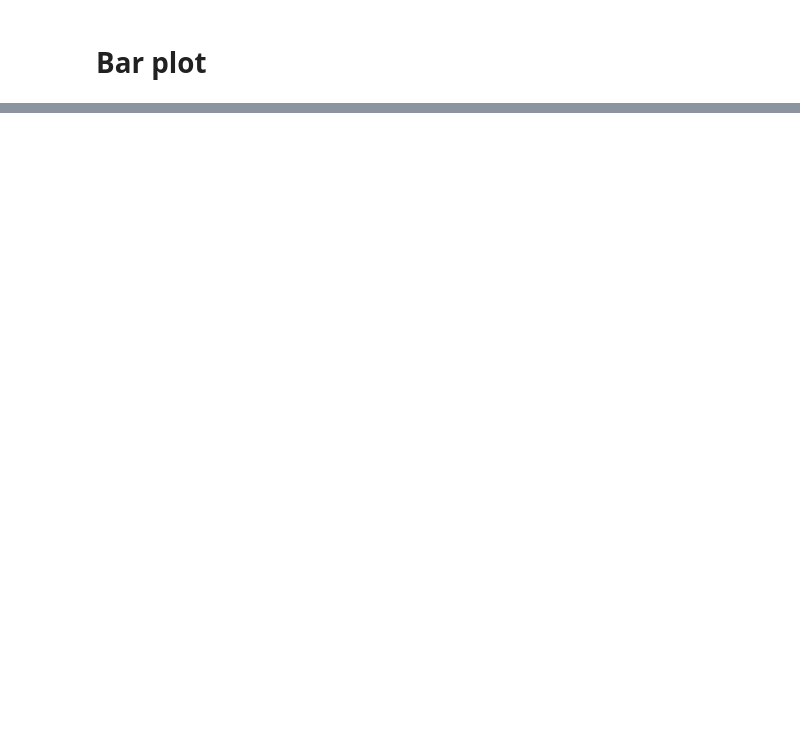
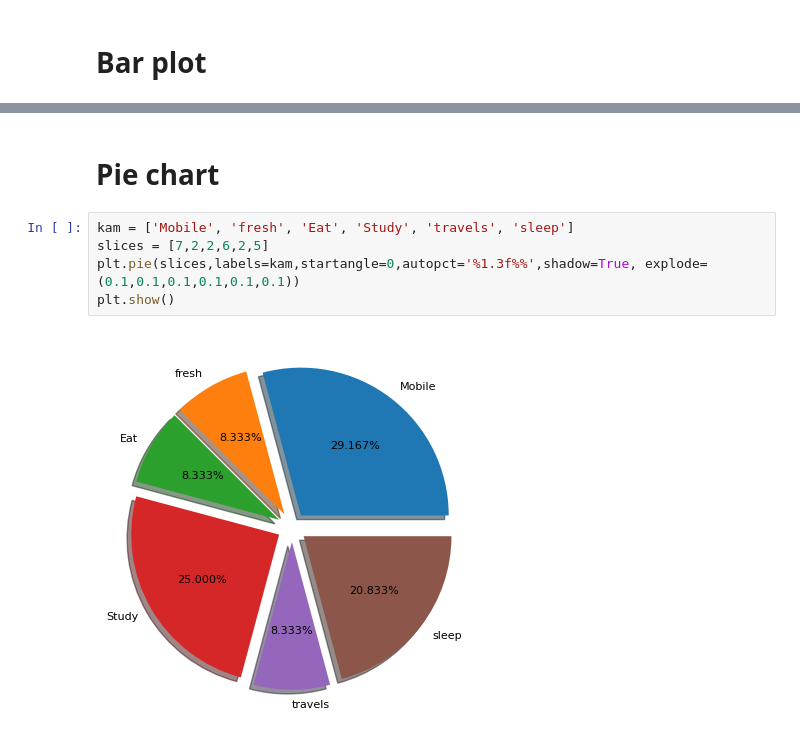
Before and after one commit to HanadIsmail/cttc-ai-ml-training, a Jupyter notebook: week1/Matplotlib/matplotlib_note.ipynb, the cells around one changed output, grey strips where cells are left out. Saved outputs shown, nothing was run; the diff lists cells and outputs as text; blank space fills up the shorter version.

```diff
--- a/week1/Matplotlib/matplotlib_note.ipynb
+++ b/week1/Matplotlib/matplotlib_note.ipynb
@@ -62,0 +85,9 @@ plt.show()
+# %% [markdown]
+# Pie chart
+# %%
+kam = ['Mobile', 'fresh', 'Eat', 'Study', 'travels', 'sleep']
+slices = [7,2,2,6,2,5]
+plt.pie(slices,labels=kam,startangle=0,autopct='%1.3f%%',shadow=True, explode=(0.1,0.1,0.1,0.1,0.1,0.1))
+plt.show()
+# %% [output]
+[figure, added]
```
Also changed, not shown: parts of 9 cells of this notebook, 2 other files.
